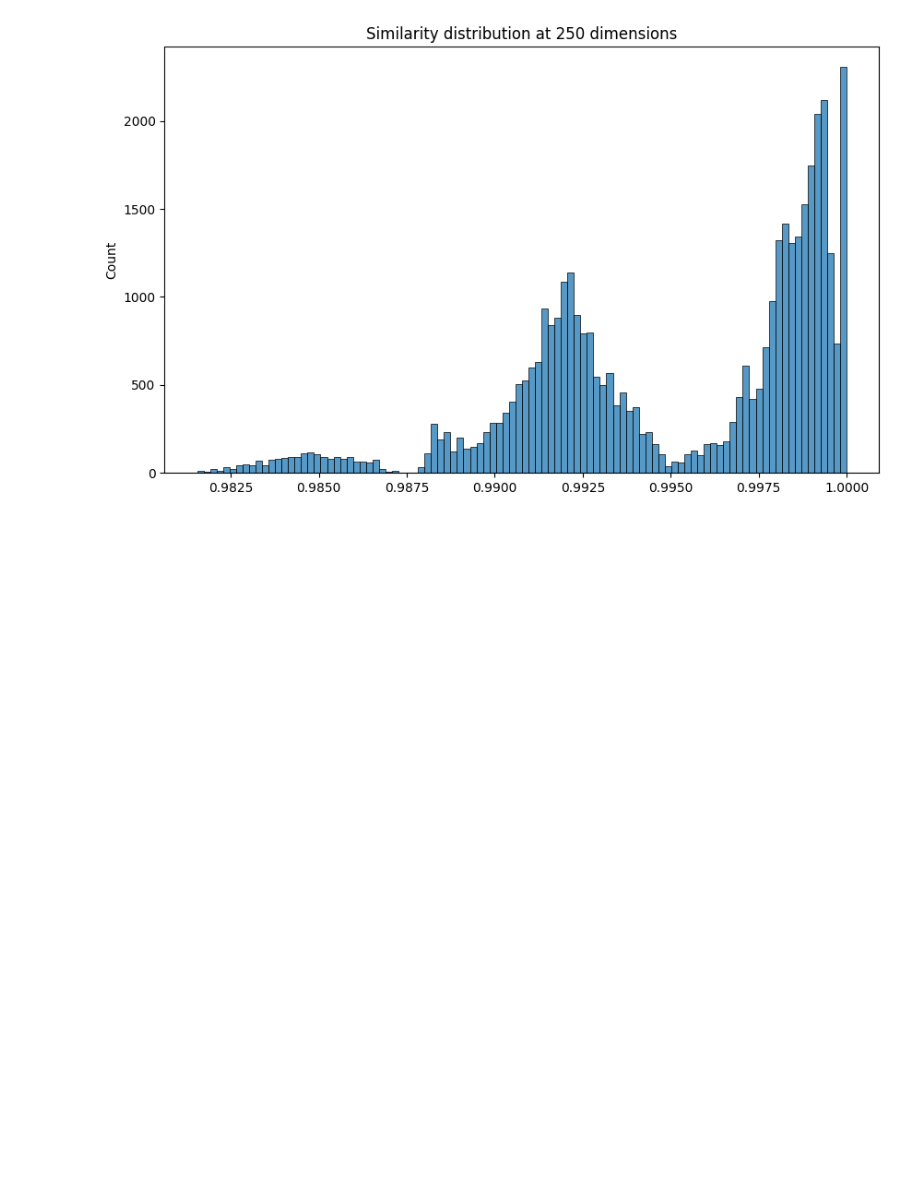
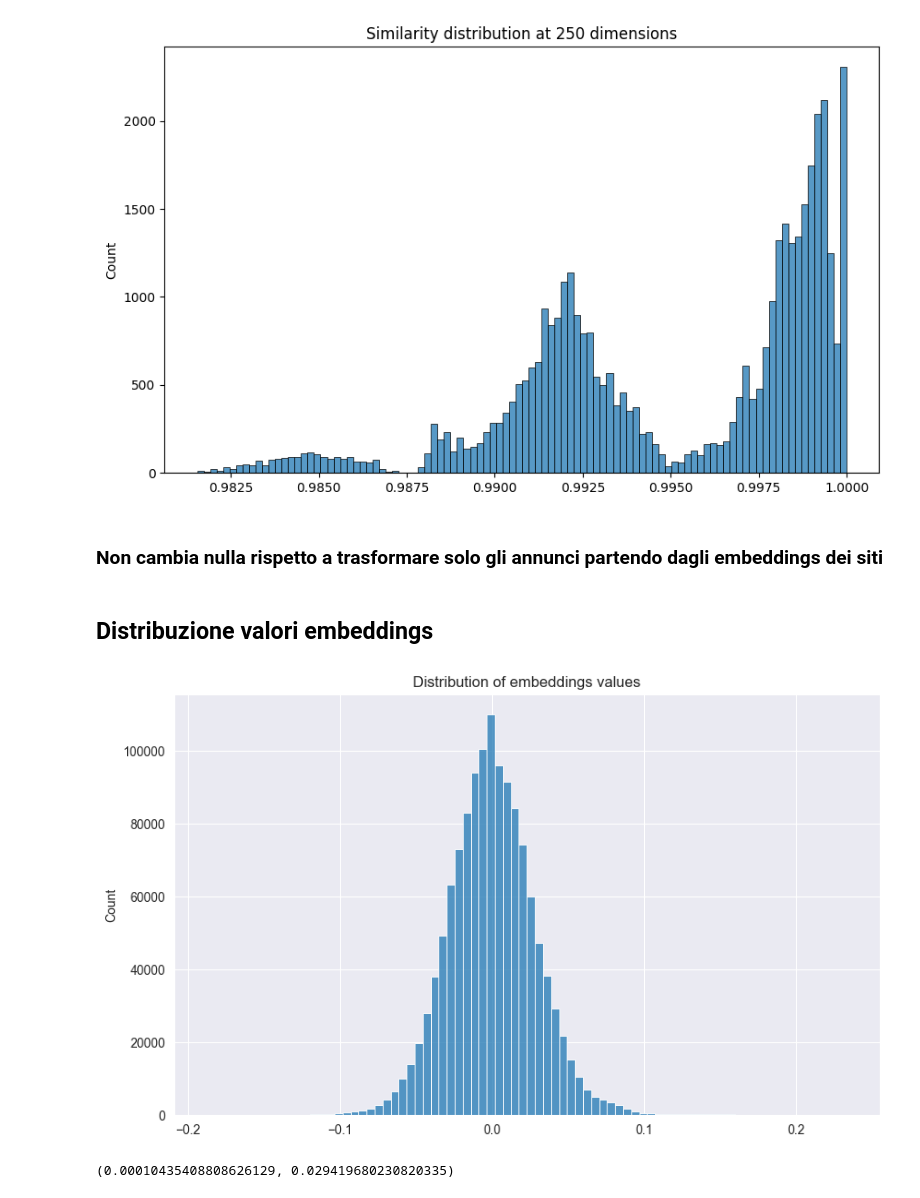
Before and after one commit to GiovanniChiurco/auction-gym, a Jupyter notebook: src/publisher_embedding/dimensionality_reduction.ipynb, the cells around one changed output. Saved outputs shown, nothing was run; the diff lists cells and outputs as text; code cells hidden in the pictures; blank space fills up the shorter version.

```diff
--- a/src/publisher_embedding/dimensionality_reduction.ipynb
+++ b/src/publisher_embedding/dimensionality_reduction.ipynb
@@ -95,3 +97,7 @@ plt.title('Similarity distribution at 250 dimensions')
 plt.show()
 # %% [output]
 [figure]
+# %% [markdown]
+### Non cambia nulla rispetto a trasformare solo gli annunci partendo dagli embeddings dei siti
+# %% [markdown]
+## Distribuzione valori embeddings
@@ -97,0 +106,16 @@ plt.show()
+# %%
+site_emb_full_array = np.array(list(site_embeddings.values()))
+site_compr_emb_250_array = np.array(list(site_compr_emb_250.values()))
+site_compr_emb_160_array = np.array(list(site_compr_emb_160.values()))
+# %%
+plt.figure(figsize=(10, 6))
+sns.histplot(site_emb_full_array.flatten(), bins=80)
+plt.title('Distribution of embeddings values')
+plt.show()
+# %% [output]
+[figure, added]
+# %%
+# Calcola la media e la deviazione standard
+site_emb_full_array.mean(), site_emb_full_array.std()
+# %% [output]
+(0.00010435408808626129, 0.029419680230820335)
```
Also changed, not shown: parts of 6 cells of this notebook, 6 other files.
